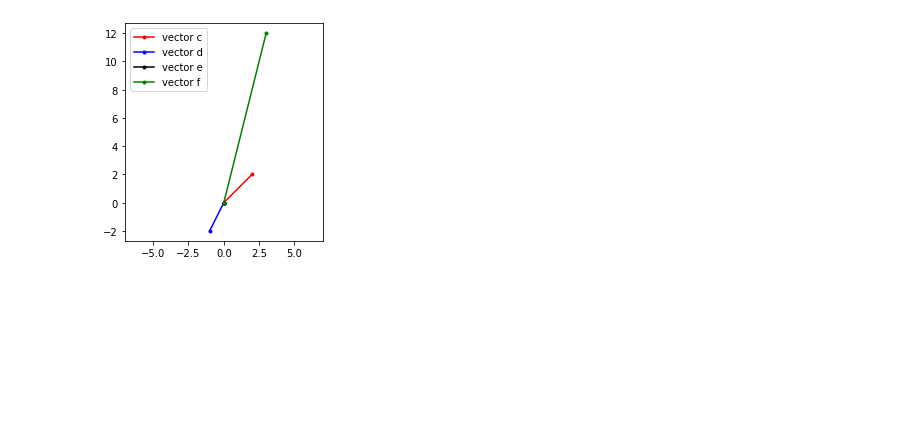
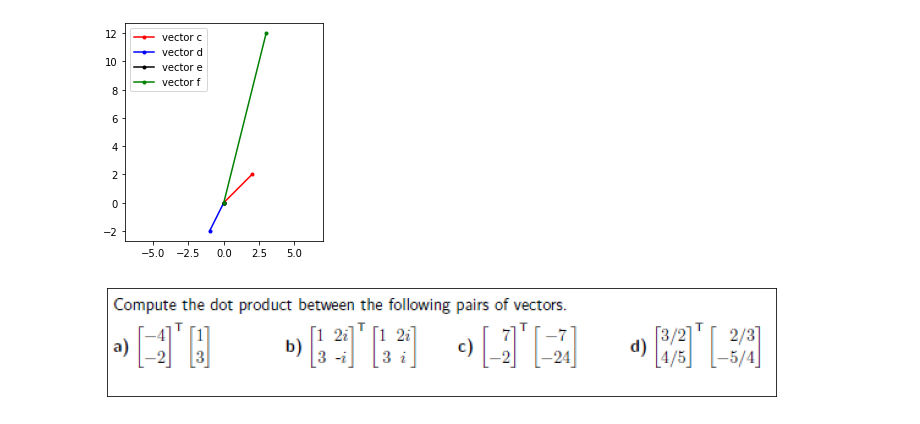
Before and after one commit to aurimas12/unsupervising-learning-task, a Jupyter notebook: linear algebra.ipynb, the cells around one changed output. Saved outputs shown, nothing was run; the diff lists cells and outputs as text; code cells hidden in the pictures; blank space fills up the shorter version.

```diff
--- a/linear algebra.ipynb
+++ b/linear algebra.ipynb
@@ -72,3 +72,8 @@ plt.show()
 4       e         [0, 0]
 5       f        [3, 12]
 [figure]
+# %%
+# Task 1
+task(r'linear algebra exercises\vectors\exer2.PNG')
+# %% [output]
+[figure, added]
```
Also changed, not shown: 1 other file.
